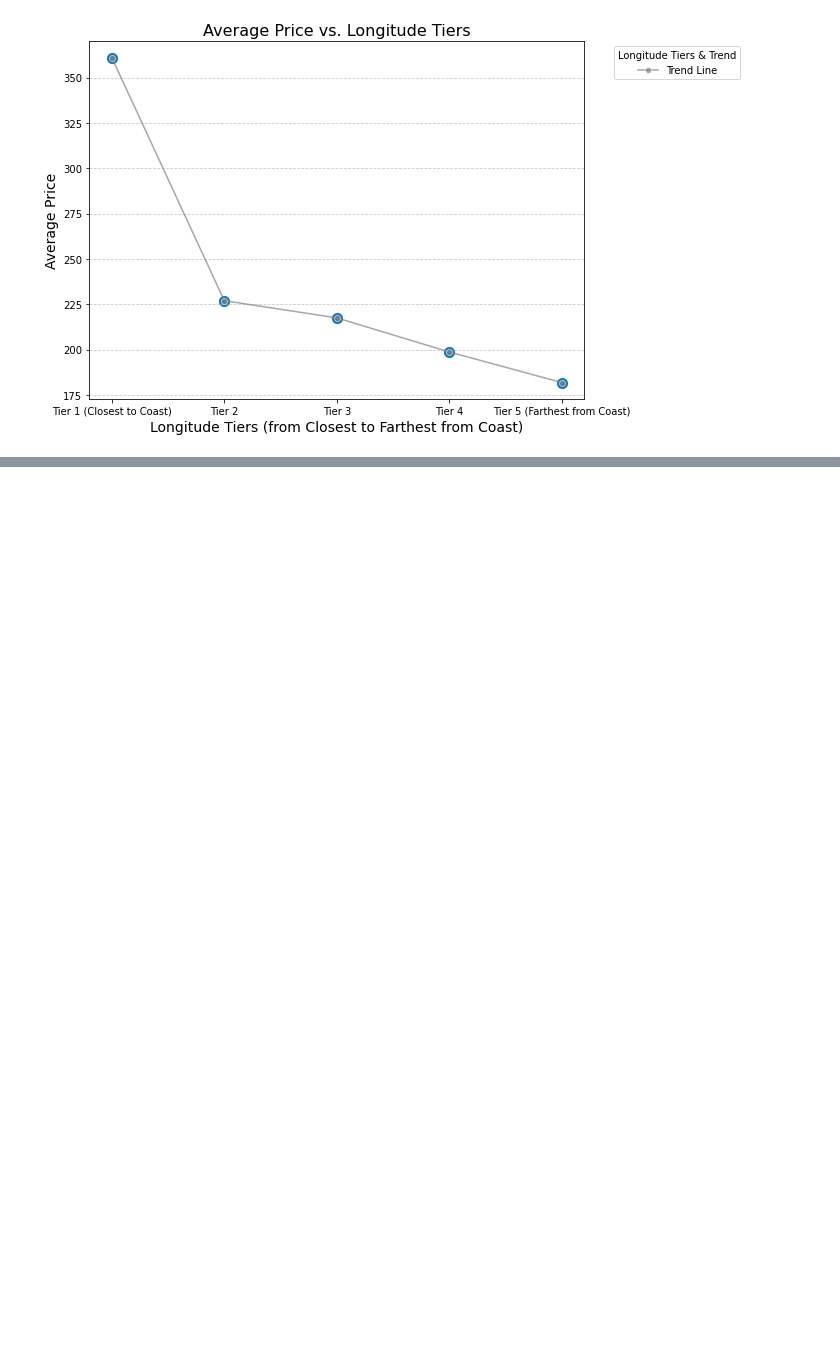
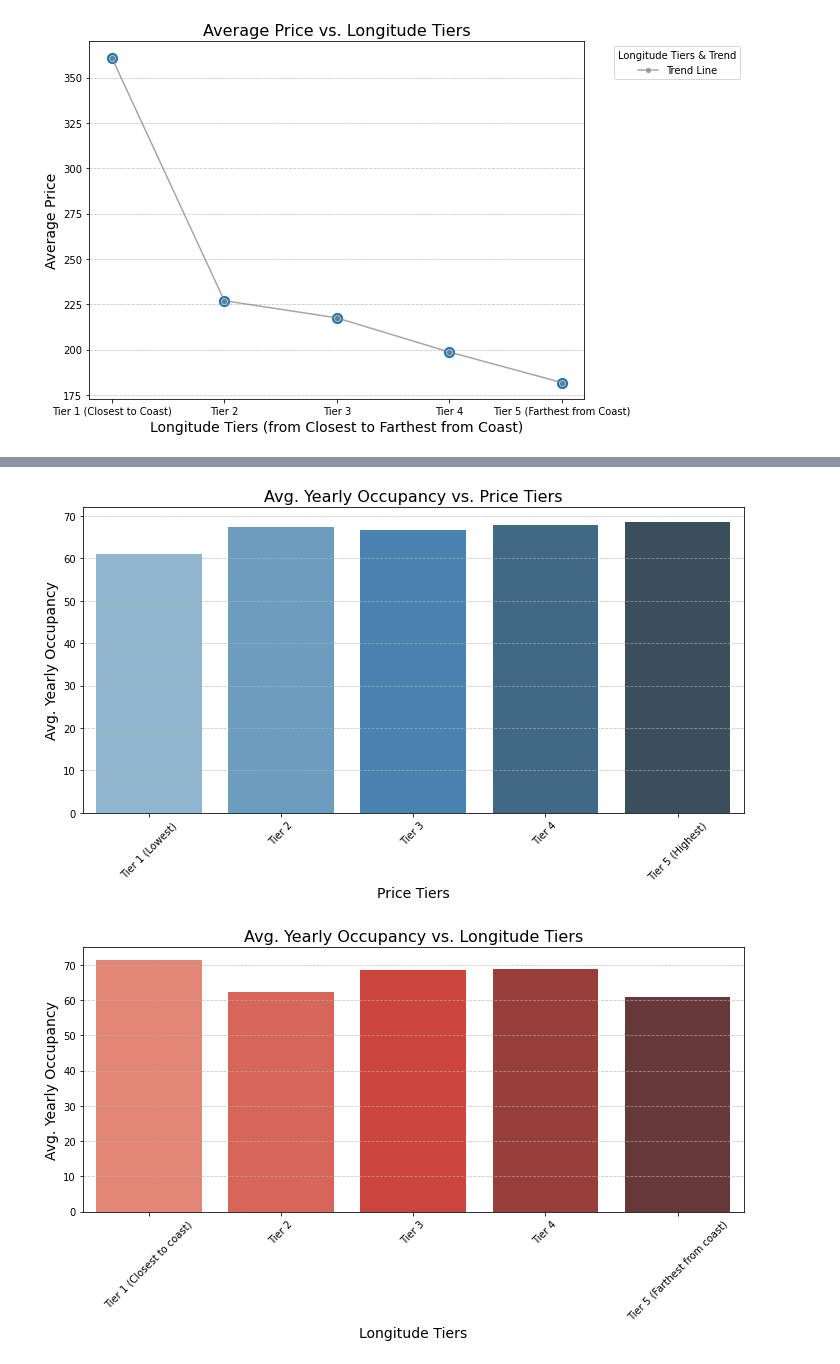
Before and after one commit to yahmad3495/ece-143-final-project, a Jupyter notebook: finding_trends_vis.ipynb, the cells around one changed output, grey strips where cells are left out. Saved outputs shown, nothing was run; the diff lists cells and outputs as text; code cells hidden in the pictures; blank space fills up the shorter version.

```diff
--- a/finding_trends_vis.ipynb
+++ b/finding_trends_vis.ipynb
@@ -422,0 +537,66 @@ Average Prices for Each Longitude-Based Tier:
+# %%
+import pandas as pd
+import matplotlib.pyplot as plt
+import seaborn as sns
+
+# Load the dataset
+filtered_data = pd.read_csv('san_diego_listing_cleaned.csv')
+
+# Ensure necessary columns are numeric
+filtered_data['price'] = pd.to_numeric(filtered_data['price'], errors='coerce')
+filtered_data['longitude'] = pd.to_numeric(filtered_data['longitude'], errors='coerce')
+filtered_data['availability_30'] = pd.to_numeric(filtered_data['availability_30'], errors='coerce')
+
+# Calculate average yearly occupancy
+filtered_data['avg_yearly_occupancy'] = ((30 - filtered_data['availability_30']) * 1200) / 360
+
+# Group neighborhoods by average price
+price_tier_stats = filtered_data.groupby('neighbourhood_cleansed').agg(
+    avg_price=('price', 'mean'),
+    avg_yearly_occupancy=('avg_yearly_occupancy', 'mean')
+).reset_index()
+
+# Divide neighborhoods into price-based tiers
+price_tier_stats['price_tier'] = pd.qcut(
+    price_tier_stats['avg_price'], 5, labels=["Tier 1 (Lowest)", "Tier 2", "Tier 3", "Tier 4", "Tier 5 (Highest)"]
+)
+
+# Group neighborhoods by average longitude
+longitude_tier_stats = filtered_data.groupby('neighbourhood_cleansed').agg(
+    avg_longitude=('longitude', 'mean'),
+    avg_yearly_occupancy=('avg_yearly_occupancy', 'mean')
+).reset_index()
+
+# Divide neighborhoods into longitude-based tiers
+longitude_tier_stats['longitude_tier'] = pd.qcut(
+    longitude_tier_stats['avg_longitude'], 5, labels=["Tier 1 (Closest to coast)", "Tier 2", "Tier 3", "Tier 4", "Tier 5 (Farthest from coast)"]
+)
+
+# Aggregate data by tiers
+price_tier_avg = price_tier_stats.groupby('price_tier')['avg_yearly_occupancy'].mean().reset_index()
+longitude_tier_avg = longitude_tier_stats.groupby('longitude_tier')['avg_yearly_occupancy'].mean().reset_index()
+
+# Plotting Avg. Yearly Occupancy vs. Price Tiers
+plt.figure(figsize=(10, 6))
+sns.barplot(data=price_tier_avg, x='price_tier', y='avg_yearly_occupancy', palette='Blues_d')
+plt.title('Avg. Yearly Occupancy vs. Price Tiers', fontsize=16)
+plt.xlabel('Price Tiers', fontsize=14)
+plt.ylabel('Avg. Yearly Occupancy', fontsize=14)
+plt.xticks(rotation=45)
+plt.grid(axis='y', linestyle='--', alpha=0.7)
+plt.tight_layout()
+plt.show()
+
+# Plotting Avg. Yearly Occupancy vs. Longitude Tiers
+plt.figure(figsize=(10, 6))
+sns.barplot(data=longitude_tier_avg, x='longitude_tier', y='avg_yearly_occupancy', palette='Reds_d')
+plt.title('Avg. Yearly Occupancy vs. Longitude Tiers', fontsize=16)
+plt.xlabel('Longitude Tiers', fontsize=14)
+plt.ylabel('Avg. Yearly Occupancy', fontsize=14)
+plt.xticks(rotation=45)
+plt.grid(axis='y', linestyle='--', alpha=0.7)
+plt.tight_layout()
+plt.show()
+# %% [output]
+[figure, added]
+[figure, added]
```
Also changed, not shown: parts of 3 cells of this notebook, 1 other file.
